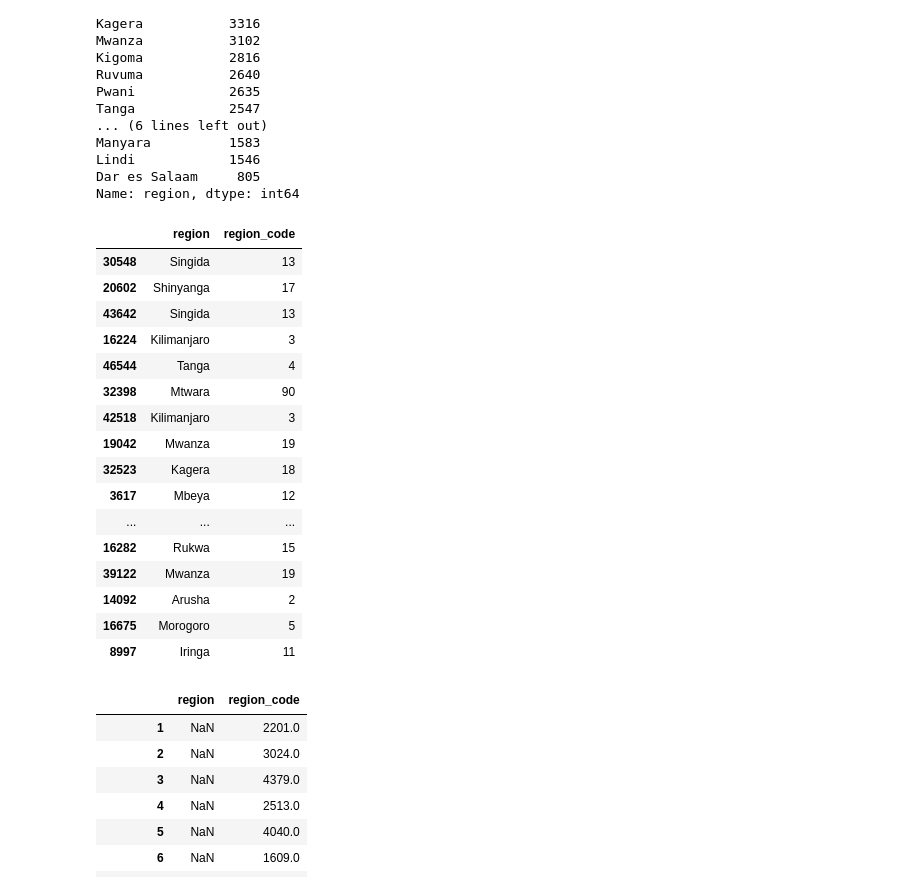
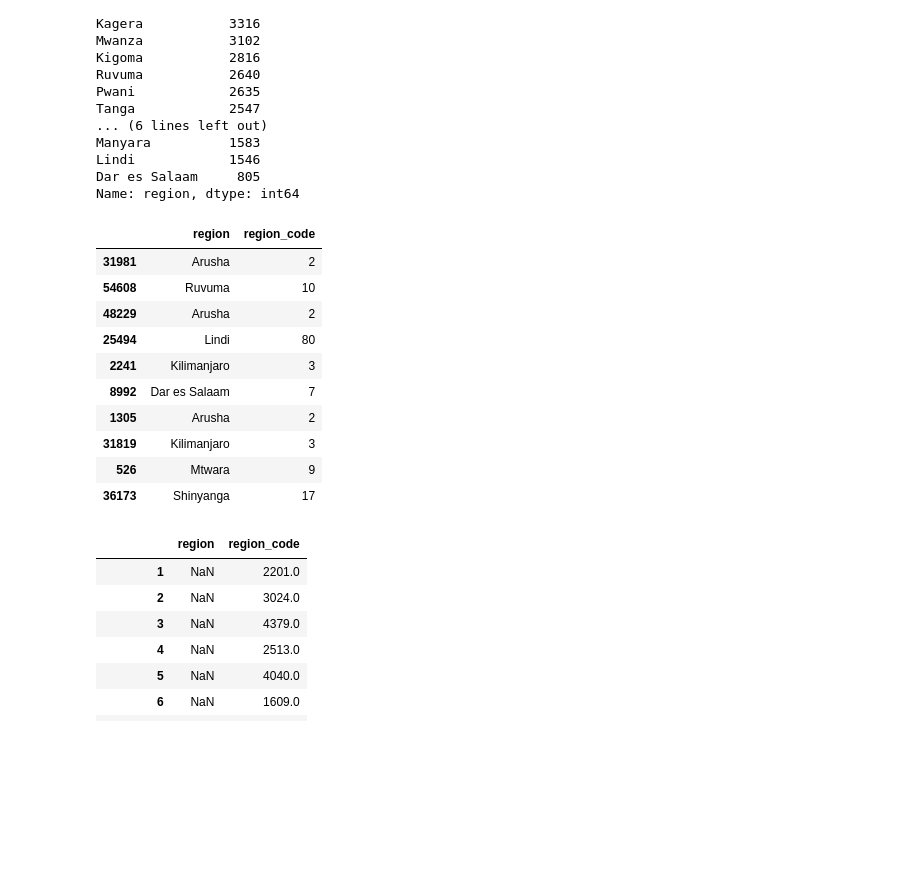
Before and after one commit to roberthobblebottom/pump-it-up, a Jupyter notebook: 1.ipynb, the cells around one changed output. Drawn from its saved outputs; the diff is of its cells as text; code cells hidden in the pictures; blank space fills up the shorter version.

```diff
--- a/1.ipynb
+++ b/1.ipynb
@@ -92,7 +88,5 @@ Data columns (total 2 columns):
  1   status_group  59400 non-null  object
 dtypes: int64(1), object(1)
 memory usage: 928.2+ KB
-# %%
-train_values.drop("num_private",axis=1,inplace=True)
 # %%
 d = {
@@ -376,25 +351,19 @@ Lindi            1546
 Dar es Salaam     805
 Name: region, dtype: int64
 # %%
-train_values[['region','region_code']].sample(40)
+train_values[['region','region_code']].sample(10)
 # %% [output]
 |  | region | region_code |
-| 30548 | Singida | 13 |
-| 20602 | Shinyanga | 17 |
-| 43642 | Singida | 13 |
-| 16224 | Kilimanjaro | 3 |
-| 46544 | Tanga | 4 |
-| 32398 | Mtwara | 90 |
-| 42518 | Kilimanjaro | 3 |
-| 19042 | Mwanza | 19 |
-| 32523 | Kagera | 18 |
-| 3617 | Mbeya | 12 |
-| ... | ... | ... |
-| 16282 | Rukwa | 15 |
-| 39122 | Mwanza | 19 |
-| 14092 | Arusha | 2 |
-| 16675 | Morogoro | 5 |
-| 8997 | Iringa | 11 |
+| 31981 | Arusha | 2 |
+| 54608 | Ruvuma | 10 |
+| 48229 | Arusha | 2 |
+| 25494 | Lindi | 80 |
+| 2241 | Kilimanjaro | 3 |
+| 8992 | Dar es Salaam | 7 |
+| 1305 | Arusha | 2 |
+| 31819 | Kilimanjaro | 3 |
+| 526 | Mtwara | 9 |
+| 36173 | Shinyanga | 17 |
 # %%
 train_values[['region','region_code']].apply(pd.Series.value_counts)
 # %% [output]
```
Also changed, not shown: parts of 34 cells of this notebook, 1 other file.
